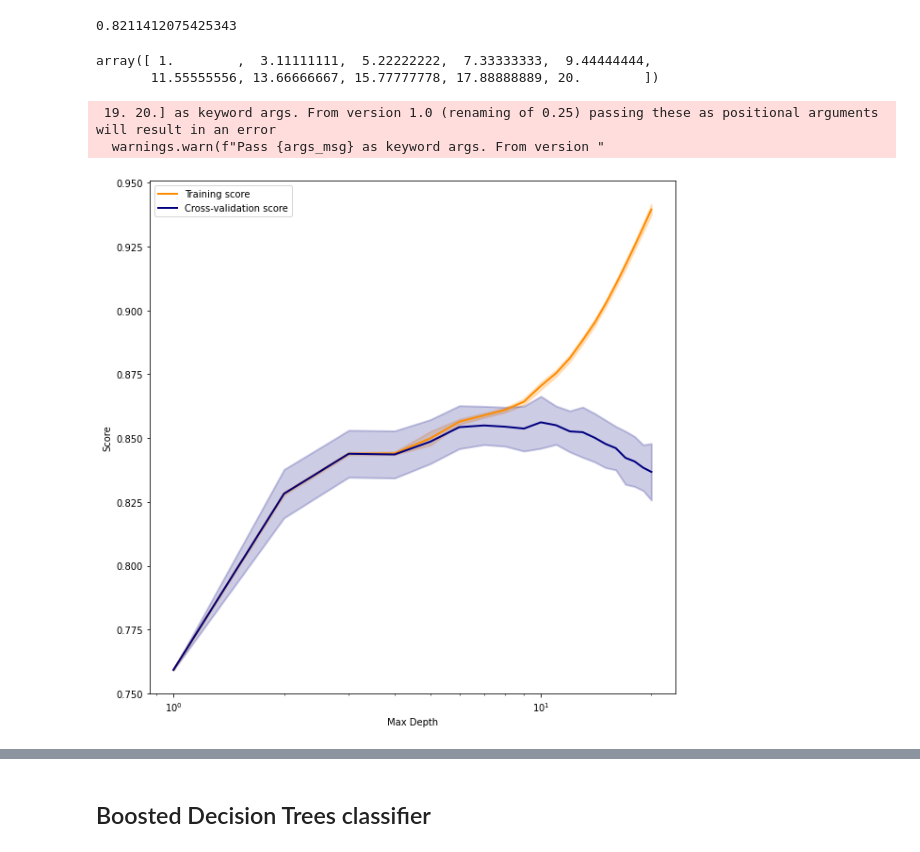
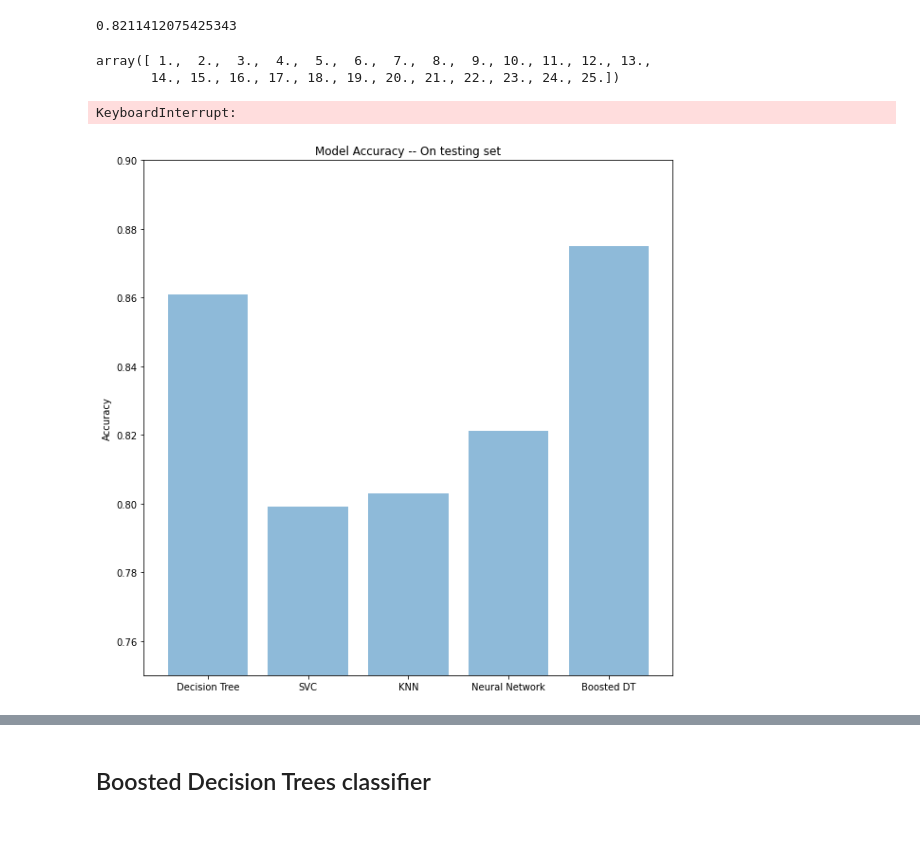
Before and after one commit to jacobromero/cs7641_p01, a Jupyter notebook: project_01_notebook.ipynb, the cells around one changed output, grey strips where cells are left out. Drawn from its saved outputs; the diff is of its cells as text; code cells hidden in the pictures.

```diff
--- a/project_01_notebook.ipynb
+++ b/project_01_notebook.ipynb
@@ -243,41 +271,56 @@ nn_classifier.score(X_test, Y_test)
 # %% [output]
 0.8211412075425343
 # %%
-np.linspace(1, 20, 20)
+np.linspace(1, 25, 25)
 # %% [output]
-array([ 1.        ,  3.11111111,  5.22222222,  7.33333333,  9.44444444,
-       11.55555556, 13.66666667, 15.77777778, 17.88888889, 20.        ])
+array([ 1.,  2.,  3.,  4.,  5.,  6.,  7.,  8.,  9., 10., 11., 12., 13.,
+       14., 15., 16., 17., 18., 19., 20., 21., 22., 23., 24., 25.])
 # %%
 # wandb.sklearn.plot_classifier(nn_classifier, X_train, X_test, Y_train['salary-class'], Y_test['salary-class'], y_pred, y_probas, [0, 1], model_name='Neural Network', feature_names=None)
-estimator = DecisionTreeClassifier(max_depth = 10, criterion='gini', splitter='best', random_state=42)
-param_range = np.linspace(1, 20, 20)
+# estimator = DecisionTreeClassifier(max_depth = 10, criterion='gini', splitter='best', random_state=42)
+estimator = KNeighborsClassifier()
+param_range = np.linspace(1, 25, 25)
 
-train_scores, test_scores = validation_curve(estimator, X_train, Y_train, "max_depth", param_range, cv=20, n_jobs=8)
+train_scores, test_scores = validation_curve(KNeighborsClassifier(), X_train, Y_train, param_name="n_neighbors", param_range=[1, 2, 3, 4, 5], cv=5, n_jobs=4, scoring = "accuracy")
+train_scores
 
-plt.figure(figsize=(10, 10))
-plt.xlabel("Max Depth")
-plt.ylabel("Score")
-train_scores_mean = np.mean(train_scores, axis=1)
-train_scores_std = np.std(train_scores, axis=1)
-test_scores_mean = np.mean(test_scores, axis=1)
-test_scores_std = np.std(test_scores, axis=1)
-lw = 2
-plt.semilogx(param_range, train_scores_mean, label="Training score",
-             color="darkorange", lw=lw)
-plt.fill_between(param_range, train_scores_mean - train_scores_std,
-                 train_scores_mean + train_scores_std, alpha=0.2,
-                 color="darkorange", lw=lw)
-plt.semilogx(param_range, test_scores_mean, label="Cross-validation score",
-             color="navy", lw=lw)
-plt.fill_between(param_range, test_scores_mean - test_scores_std,
-                 test_scores_mean + test_scores_std, alpha=0.2,
-                 color="navy", lw=lw)
-plt.legend(loc="best")
-plt.show()
+# plt.figure(figsize=(10, 10))
+# plt.xlabel("Max Depth")
+# plt.ylabel("Score")
+# train_scores_mean = np.mean(train_scores, axis=1)
+# train_scores_std = np.std(train_scores, axis=1)
+# test_scores_mean = np.mean(test_scores, axis=1)
+# test_scores_std = np.std(test_scores, axis=1)
+# lw = 2
+# plt.semilogx(param_range, train_scores_mean, label="Training score",
+#              color="darkorange", lw=lw)
+# plt.fill_between(param_range, train_scores_mean - train_scores_std,
+#                  train_scores_mean + train_scores_std, alpha=0.2,
+#                  color="darkorange", lw=lw)
+# plt.semilogx(param_range, test_scores_mean, label="Cross-validation score",
+#              color="navy", lw=lw)
+# plt.fill_between(param_range, test_scores_mean - test_scores_std,
+#                  test_scores_mean + test_scores_std, alpha=0.2,
+#                  color="navy", lw=lw)
+# plt.legend(loc="best")
+# plt.show()
 # %% [output]
- 19. 20.] as keyword args. From version 1.0 (renaming of 0.25) passing these as positional arguments will result in an error
-  warnings.warn(f"Pass {args_msg} as keyword args. From version "
+KeyboardInterrupt:
-[figure, removed]
+# %%
+objects = ('Decision Tree', 'SVC', 'KNN', 'Neural Network', 'Boosted DT')
+y_pos = np.arange(len(objects))
+performance = [0.861,0.799,0.803,0.821,0.875]
+
+plt.figure(figsize=(10, 10))
+plt.ylim(0.75, 0.9)
+plt.bar(y_pos, performance, align='center', alpha=0.5)
+plt.xticks(y_pos, objects)
+plt.ylabel('Accuracy')
+plt.title('Model Accuracy -- On testing set')
+
+plt.show()
+# %% [output]
+[figure, added]
 # %%
 fig, axes = plt.subplots(3, 1, figsize=(10, 15))
 cv = ShuffleSplit(n_splits=10, test_size=0.2, random_state=0)
```
Also changed, not shown: parts of 15 cells of this notebook, 1 other file.
